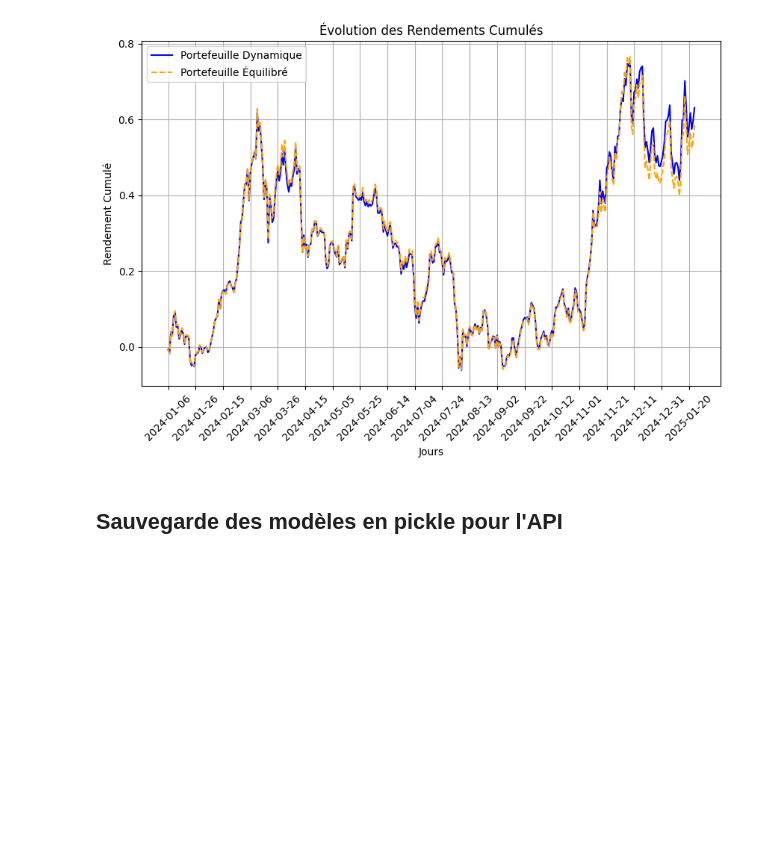
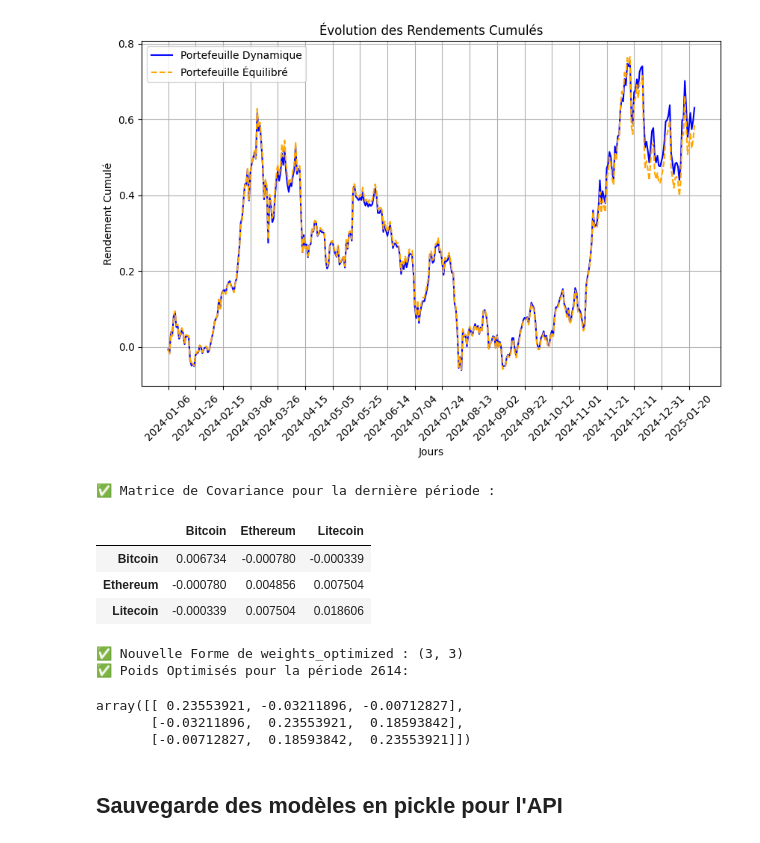
Before and after one commit to emmaebrl/crypto-volatility-lab, a Jupyter notebook: sandbox/all_currencies.ipynb, the cells around one changed output. Cells and saved outputs as stored; diff of their text form; code cells hidden in the pictures; blank space fills up the shorter version.

```diff
--- a/sandbox/all_currencies.ipynb
+++ b/sandbox/all_currencies.ipynb
@@ -657,3 +679,41 @@ plt.show()
+# %%
+log_returns_test_df = pd.DataFrame({
+    "Bitcoin": bitcoin_data["Log Returns"],
+    "Ethereum": ethereum_data["Log Returns"],
+    "Litecoin": litecoin_data["Log Returns"]
+})
+
+window_size = 21
+cov_matrix_test = log_returns_test_df.rolling(window=window_size).cov(pairwise=True).dropna()
+
+
+print("✅ Matrice de Covariance pour la dernière période :")
+latest_date = cov_matrix_test.index.get_level_values(0).unique()[-1]
+latest_cov_matrix = cov_matrix_test.loc[latest_date]
+display(latest_cov_matrix)
+# %% [output]
+✅ Matrice de Covariance pour la dernière période :
+|  | Bitcoin | Ethereum | Litecoin |
+| Bitcoin | 0.006734 | -0.000780 | -0.000339 |
+| Ethereum | -0.000780 | 0.004856 | 0.007504 |
+| Litecoin | -0.000339 | 0.007504 | 0.018606 |
+# %%
+# 📌 Conversion propre de la covariance
+latest_cov_matrix_np = latest_cov_matrix.to_numpy()
+
+# 📌 Appliquer Risk Parity avec la covariance bien formatée
+weights_optimized = portfolio_constructor.risk_parity_weights(latest_cov_matrix_np)
+
+# 📌 Vérifier la nouvelle forme du résultat
+print(f"✅ Nouvelle Forme de weights_optimized : {weights_optimized.shape}")
+print(f"✅ Poids Optimisés pour la période {latest_date}:")
+display(weights_optimized)
+# %% [output]
+✅ Nouvelle Forme de weights_optimized : (3, 3)
+✅ Poids Optimisés pour la période 2614:
+array([[ 0.23553921, -0.03211896, -0.00712827],
+       [-0.03211896,  0.23553921,  0.18593842],
+       [-0.00712827,  0.18593842,  0.23553921]])
 # %% [markdown]
 ## Sauvegarde des modèles en pickle pour l'API
 # %%
```
Also changed, not shown: parts of 17 cells of this notebook, 1 other file.
